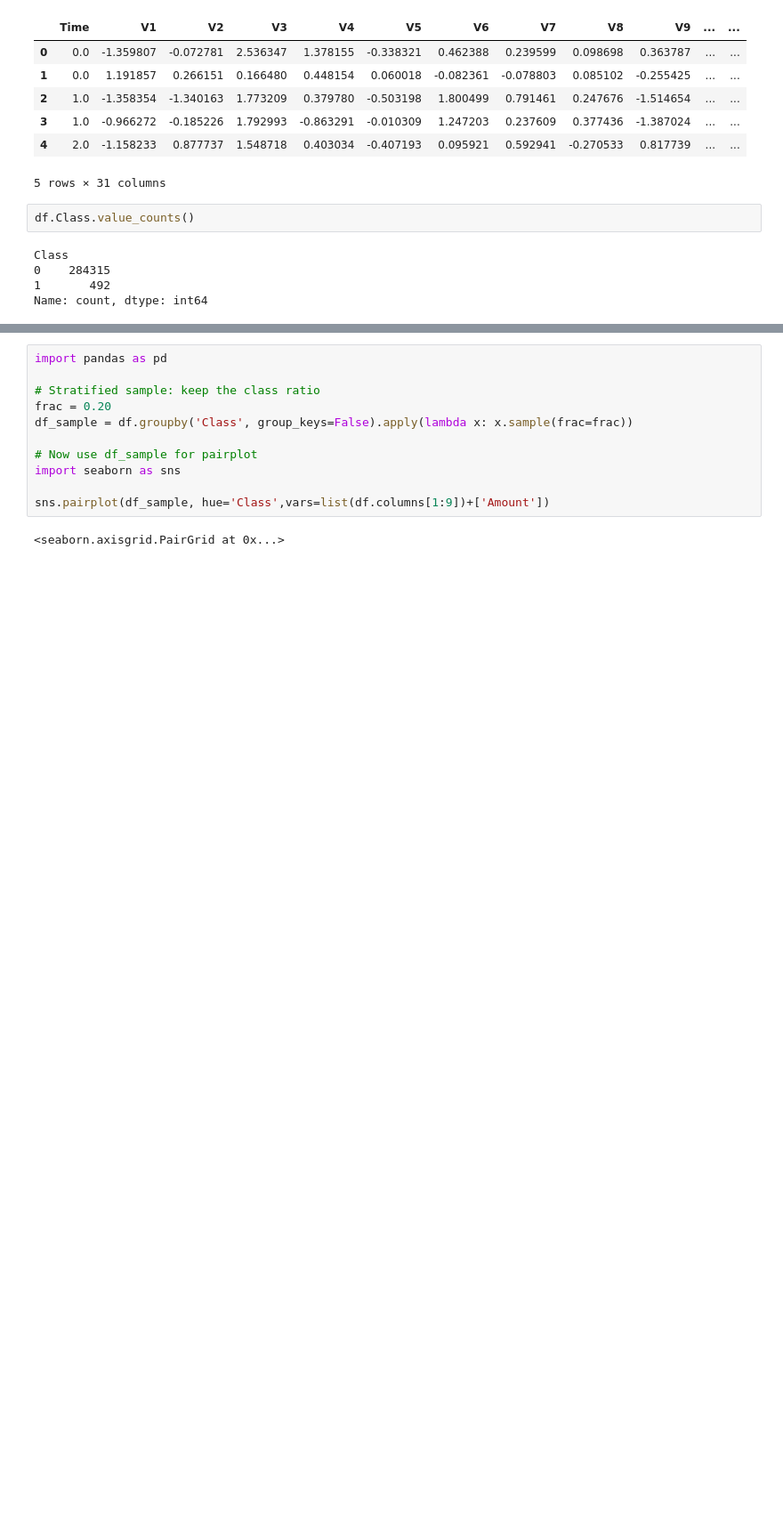
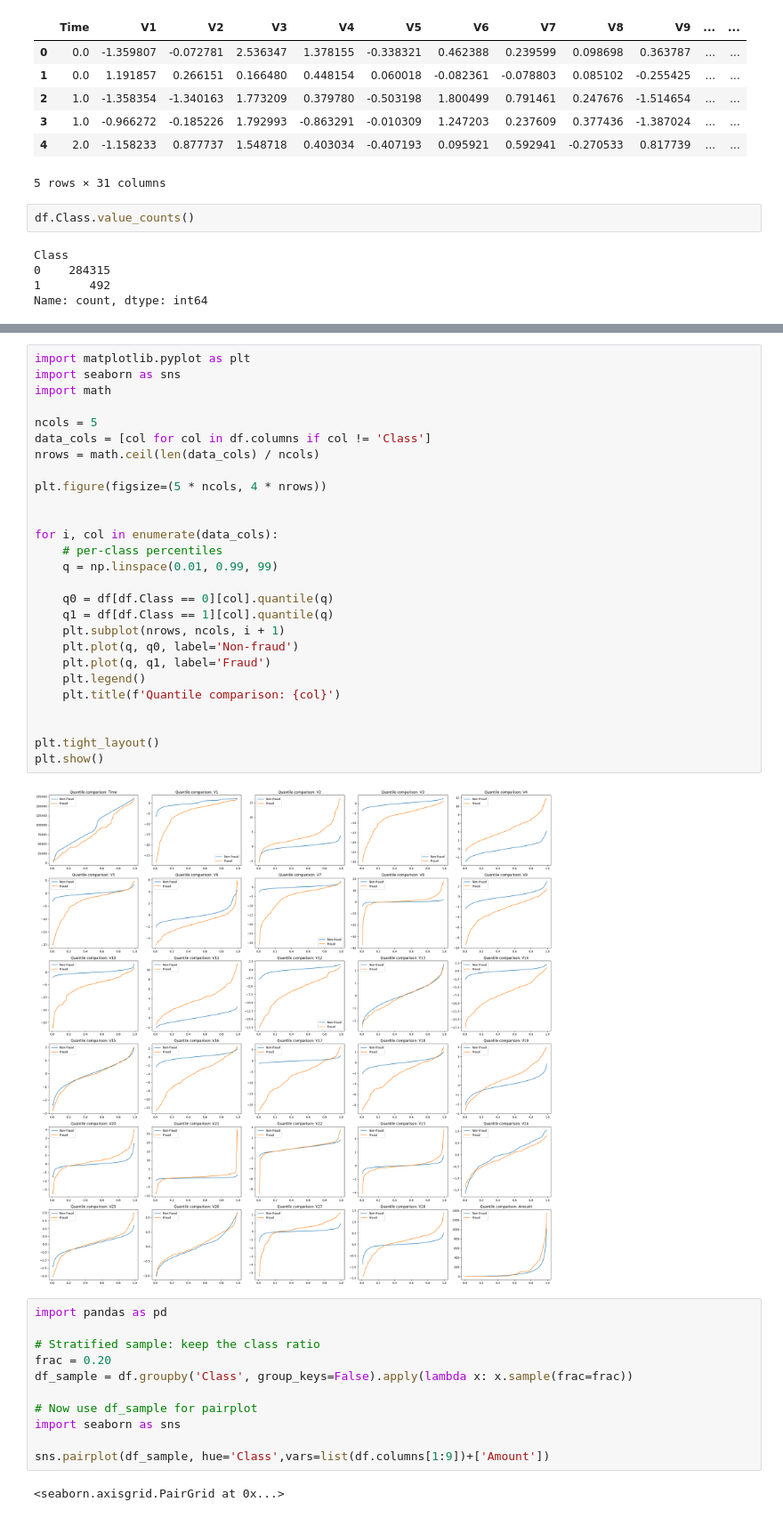
Before and after one commit to had499/credit-card-fraud-sandbox, a Jupyter notebook: services/training/notebooks/01-eda.ipynb, the cells around one changed output, grey strips where cells are left out. Shown at 89% size. Drawn from its saved outputs; the diff is of its cells as text; blank space fills up the shorter version.

```diff
--- a/services/training/notebooks/01-eda.ipynb
+++ b/services/training/notebooks/01-eda.ipynb
@@ -70,3 +82,32 @@ Index(['Time', 'V1', 'V2', 'V3', 'V4', 'V5', 'V6', 'V7', 'V8', 'V9', 'V10',
+# %%
+import matplotlib.pyplot as plt
+import seaborn as sns
+import math
+
+ncols = 5
+data_cols = [col for col in df.columns if col != 'Class']
+nrows = math.ceil(len(data_cols) / ncols)
+
+plt.figure(figsize=(5 * ncols, 4 * nrows))
+
+
+for i, col in enumerate(data_cols):
+    # per-class percentiles
+    q = np.linspace(0.01, 0.99, 99)
+
+    q0 = df[df.Class == 0][col].quantile(q)
+    q1 = df[df.Class == 1][col].quantile(q)
+    plt.subplot(nrows, ncols, i + 1)
+    plt.plot(q, q0, label='Non-fraud')
+    plt.plot(q, q1, label='Fraud')
+    plt.legend()
+    plt.title(f'Quantile comparison: {col}')
+
+
+plt.tight_layout()
+plt.show()
+# %% [output]
+[figure, added]
 # %%
 import pandas as pd
 
```
Also changed, not shown: parts of 8 cells of this notebook, 6 other files.
